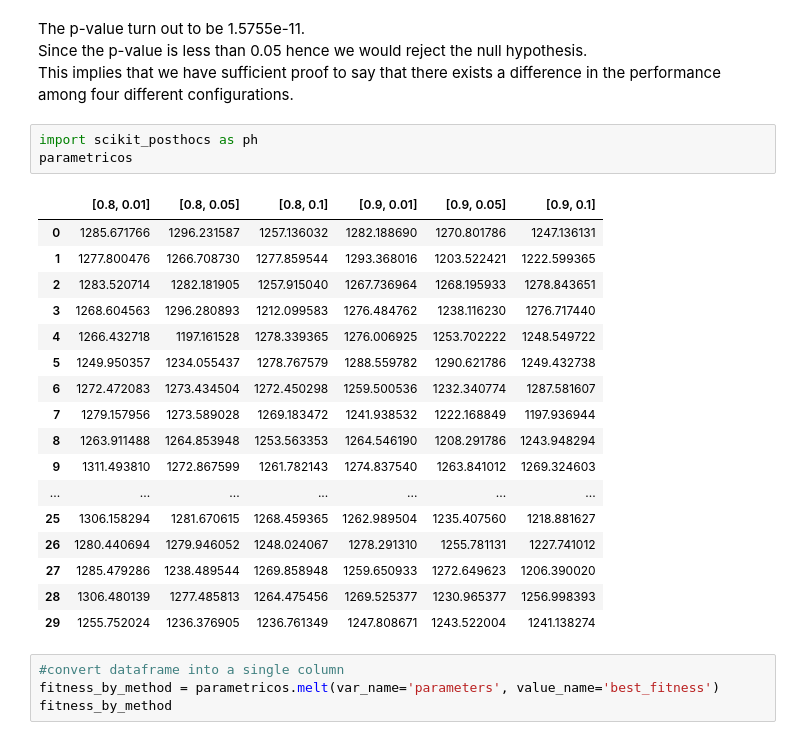
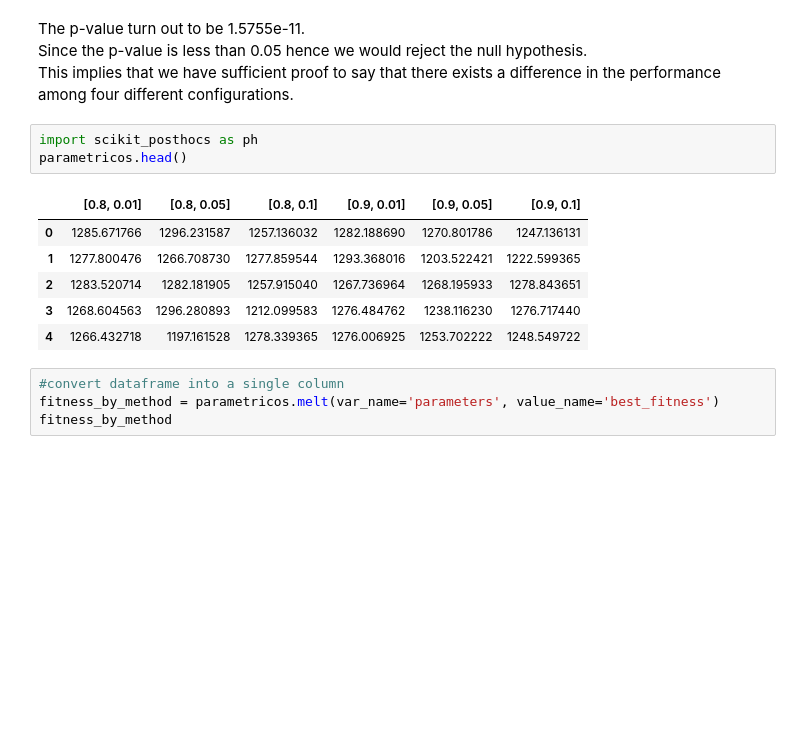
Before and after one commit to guidodinello/polygonal-evolutionary-algorithm, a Jupyter notebook: analysis.ipynb, the cells around one changed output. Saved outputs shown, nothing was run; the diff lists cells and outputs as text; blank space fills up the shorter version.

```diff
--- a/analysis.ipynb
+++ b/analysis.ipynb
@@ -51,25 +51,14 @@ Since the p-value is less than 0.05 hence we would reject the null hypothesis. <
 This implies that we have sufficient proof to say that there exists a difference in the performance among four different configurations.
 # %%
 import scikit_posthocs as ph
-parametricos
+parametricos.head()
 # %% [output]
 |  | [0.8, 0.01] | [0.8, 0.05] | [0.8, 0.1] | [0.9, 0.01] | [0.9, 0.05] | [0.9, 0.1] |
 | 0 | 1285.671766 | 1296.231587 | 1257.136032 | 1282.188690 | 1270.801786 | 1247.136131 |
 | 1 | 1277.800476 | 1266.708730 | 1277.859544 | 1293.368016 | 1203.522421 | 1222.599365 |
 | 2 | 1283.520714 | 1282.181905 | 1257.915040 | 1267.736964 | 1268.195933 | 1278.843651 |
 | 3 | 1268.604563 | 1296.280893 | 1212.099583 | 1276.484762 | 1238.116230 | 1276.717440 |
 | 4 | 1266.432718 | 1197.161528 | 1278.339365 | 1276.006925 | 1253.702222 | 1248.549722 |
-| 5 | 1249.950357 | 1234.055437 | 1278.767579 | 1288.559782 | 1290.621786 | 1249.432738 |
-| 6 | 1272.472083 | 1273.434504 | 1272.450298 | 1259.500536 | 1232.340774 | 1287.581607 |
-| 7 | 1279.157956 | 1273.589028 | 1269.183472 | 1241.938532 | 1222.168849 | 1197.936944 |
-| 8 | 1263.911488 | 1264.853948 | 1253.563353 | 1264.546190 | 1208.291786 | 1243.948294 |
-| 9 | 1311.493810 | 1272.867599 | 1261.782143 | 1274.837540 | 1263.841012 | 1269.324603 |
-| ... | ... | ... | ... | ... | ... | ... |
-| 25 | 1306.158294 | 1281.670615 | 1268.459365 | 1262.989504 | 1235.407560 | 1218.881627 |
-| 26 | 1280.440694 | 1279.946052 | 1248.024067 | 1278.291310 | 1255.781131 | 1227.741012 |
-| 27 | 1285.479286 | 1238.489544 | 1269.858948 | 1259.650933 | 1272.649623 | 1206.390020 |
-| 28 | 1306.480139 | 1277.485813 | 1264.475456 | 1269.525377 | 1230.965377 | 1256.998393 |
-| 29 | 1255.752024 | 1236.376905 | 1236.761349 | 1247.808671 | 1243.522004 | 1241.138274 |
 # %%
 #convert dataframe into a single column
 fitness_by_method = parametricos.melt(var_name='parameters', value_name='best_fitness')
```
Also changed, not shown: parts of 19 cells of this notebook, 1 other file.
